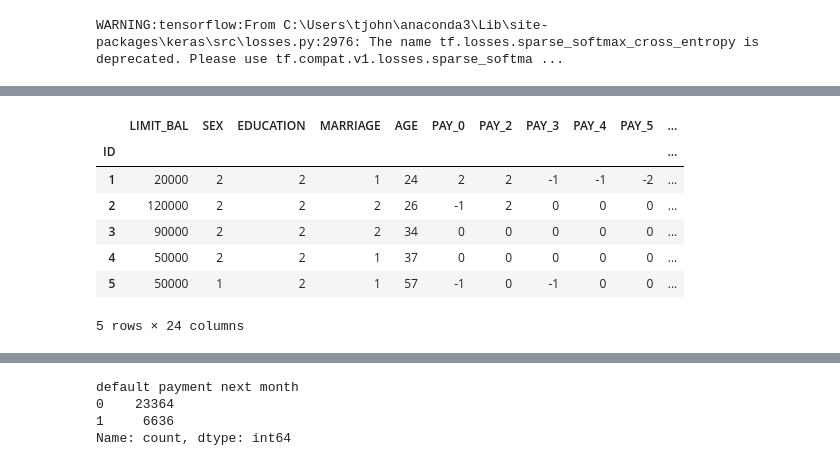
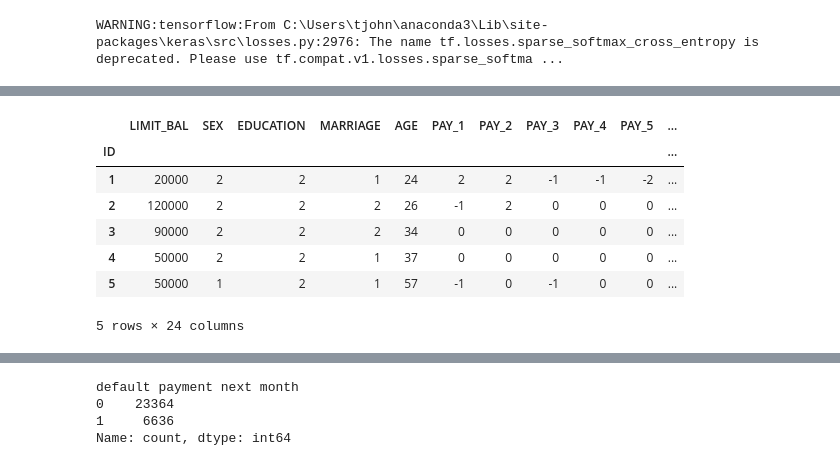
Before and after one commit to Graci98/Project-2, a Jupyter notebook: predicting_credit_default.ipynb, the cells around one changed output, grey strips where cells are left out. Drawn from its saved outputs; the diff is of its cells as text; code cells hidden in the pictures.

```diff
--- a/predicting_credit_default.ipynb
+++ b/predicting_credit_default.ipynb
@@ -22,11 +33,12 @@ WARNING:tensorflow:From C:\Users\tjohn\anaconda3\Lib\site-packages\keras\src\los
 # %%
 # Read the CSV file into a Pandas DataFrame. Skip the first row of data and set the index as the "ID".
 cc_info_df = pd.read_csv(Path("./default_credit_card_clients.csv"), skiprows=1, index_col="ID")
+cc_info_df.rename(columns = {'PAY_0':'PAY_1'}, inplace = True)
 
 # Review the DataFrame
 cc_info_df.head()
 # %% [output]
-|  | LIMIT_BAL | SEX | EDUCATION | MARRIAGE | AGE | PAY_0 | PAY_2 | PAY_3 | PAY_4 | PAY_5 | ... |
+|  | LIMIT_BAL | SEX | EDUCATION | MARRIAGE | AGE | PAY_1 | PAY_2 | PAY_3 | PAY_4 | PAY_5 | ... |
 | ID |  |  |  |  |  |  |  |  |  |  | ... |
 | 1 | 20000 | 2 | 2 | 1 | 24 | 2 | 2 | -1 | -1 | -2 | ... |
 | 2 | 120000 | 2 | 2 | 2 | 26 | -1 | 2 | 0 | 0 | 0 | ... |
```
Also changed, not shown: parts of 33 cells of this notebook, 1 other file.
